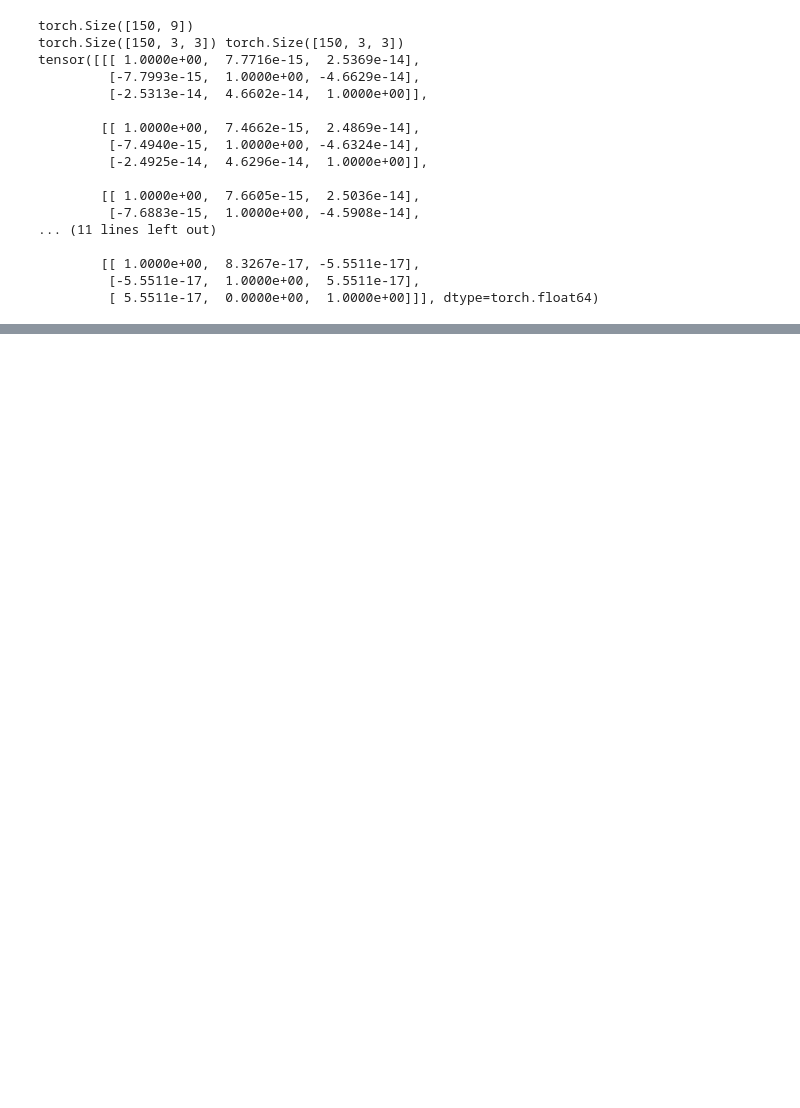
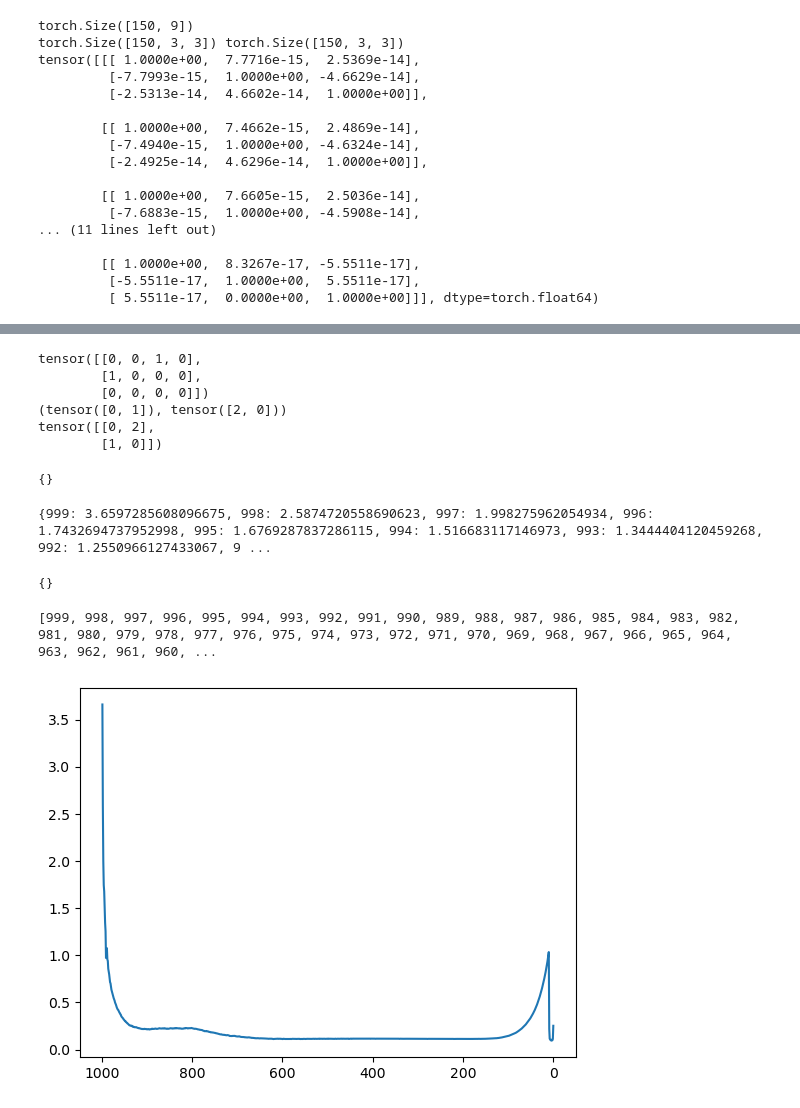
Before and after one commit to takiee/OmniControl, a Jupyter notebook: process.ipynb, the cells around one changed output, grey strips where cells are left out. Drawn from its saved outputs; the diff is of its cells as text; code cells hidden in the pictures; blank space fills up the shorter version.

```diff
--- a/process.ipynb
+++ b/process.ipynb
@@ -1269,0 +1616,14 @@ tensor([[[ 1.0000e+00,  7.7716e-15,  2.5369e-14],
+# %%
+gt_move_flag = torch.tensor([[0,0,1,0],
+                            [1,0,0,0],
+                            [0,0,0,0]])
+print(gt_move_flag)
+print(torch.where(gt_move_flag==1))
+print((gt_move_flag==1).nonzero())
+# %% [output]
+tensor([[0, 0, 1, 0],
+        [1, 0, 0, 0],
+        [0, 0, 0, 0]])
+(tensor([0, 1]), tensor([2, 0]))
+tensor([[0, 2],
+        [1, 0]])
@@ -1269,0 +1633,30 @@ tensor([[[ 1.0000e+00,  7.7716e-15,  2.5369e-14],
+# %%
+data
+# %% [output]
+{}
+# %%
+print(dict)
+with open('/root/code/OmniControl/save/0125_with_global_loss_no_guide/samples_0125_with_global_loss_no_guide_000070000_seed10_predefined/log_guide.pkl','wb')as f:
+            pickle.dump(dict,f)
+# %% [output]
+{999: 3.6597285608096675, 998: 2.5874720558690623, 997: 1.998275962054934, 996: 1.7432694737952998, 995: 1.6769287837286115, 994: 1.516683117146973, 993: 1.3444404120459268, 992: 1.2550966127433067, 9 ...
+# %%
+with open('/root/code/OmniControl/save/0125_with_global_loss_no_guide/samples_0125_with_global_loss_no_guide_000070000_seed10_predefined/log_guide.pkl','rb')as f:
+            data = pickle.load(f)
+data
+# %% [output]
+{}
+# %%
+import numpy as np
+import matplotlib.pyplot as plt
+data = dict
+t = list(data.keys())
+print(t)
+value = list(data.values())
+fig, ax = plt.subplots()
+ax.plot(t, value)
+plt.gca().invert_xaxis()
+plt.show()
+# %% [output]
+[999, 998, 997, 996, 995, 994, 993, 992, 991, 990, 989, 988, 987, 986, 985, 984, 983, 982, 981, 980, 979, 978, 977, 976, 975, 974, 973, 972, 971, 970, 969, 968, 967, 966, 965, 964, 963, 962, 961, 960, ...
+[figure, added]
```
Also changed, not shown: parts of 40 cells of this notebook, 28 other files.
